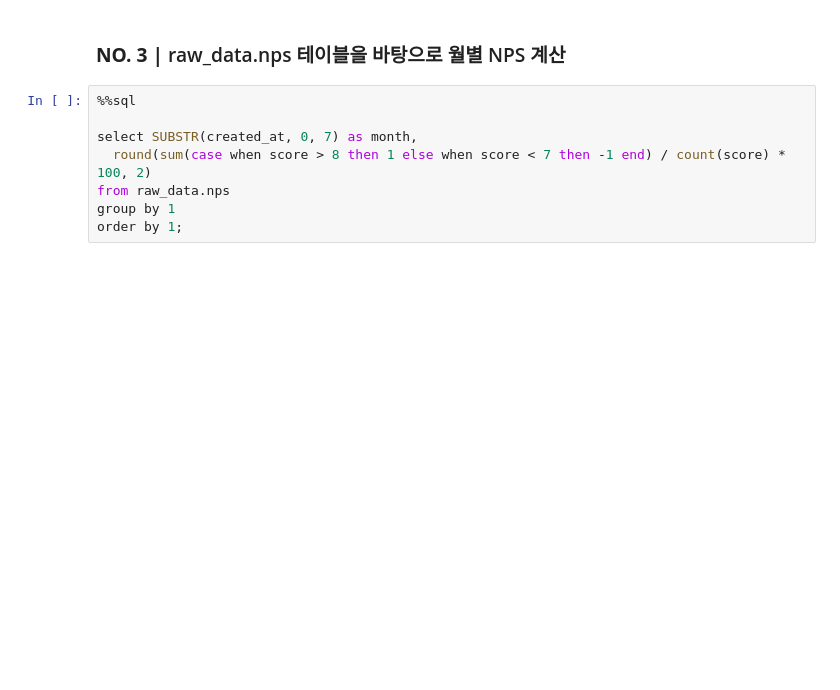
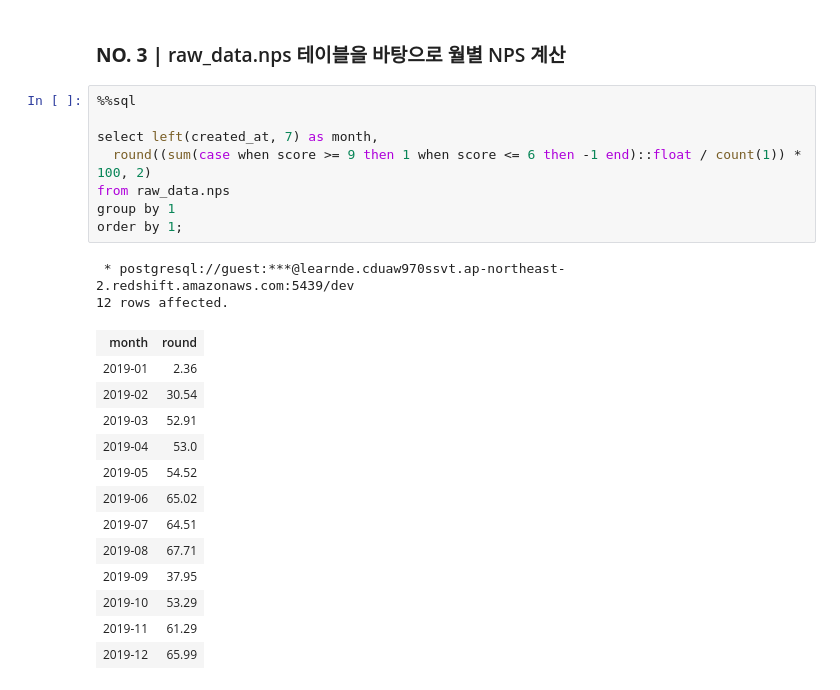
Before and after one commit to remotionis/DE6, a Jupyter notebook: HW_4th.ipynb, the cells around one changed output. Saved outputs shown, nothing was run; the diff lists cells and outputs as text; blank space fills up the shorter version.

```diff
--- a/HW_4th.ipynb
+++ b/HW_4th.ipynb
@@ -97,8 +182,24 @@ limit 10;
 # %%
 %%sql
 
-select SUBSTR(created_at, 0, 7) as month,
-  round(sum(case when score > 8 then 1 else when score < 7 then -1 end) / count(score) * 100, 2)
+select left(created_at, 7) as month,
+  round((sum(case when score >= 9 then 1 when score <= 6 then -1 end)::float / count(1)) * 100, 2)
 from raw_data.nps
 group by 1
 order by 1;
+# %% [output]
+ * postgresql://guest:***@learnde.cduaw970ssvt.ap-northeast-2.redshift.amazonaws.com:5439/dev
+12 rows affected.
+| month | round |
+| 2019-01 | 2.36 |
+| 2019-02 | 30.54 |
+| 2019-03 | 52.91 |
+| 2019-04 | 53.0 |
+| 2019-05 | 54.52 |
+| 2019-06 | 65.02 |
+| 2019-07 | 64.51 |
+| 2019-08 | 67.71 |
+| 2019-09 | 37.95 |
+| 2019-10 | 53.29 |
+| 2019-11 | 61.29 |
+| 2019-12 | 65.99 |
```
Also changed, not shown: parts of 5 cells of this notebook.
